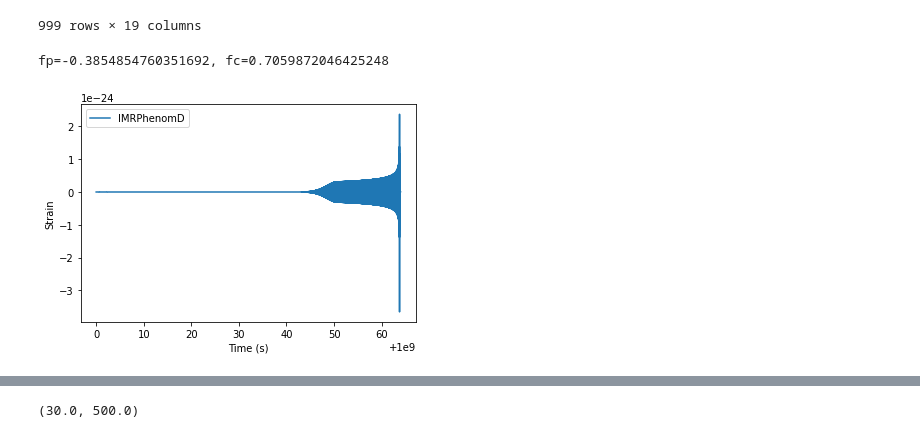
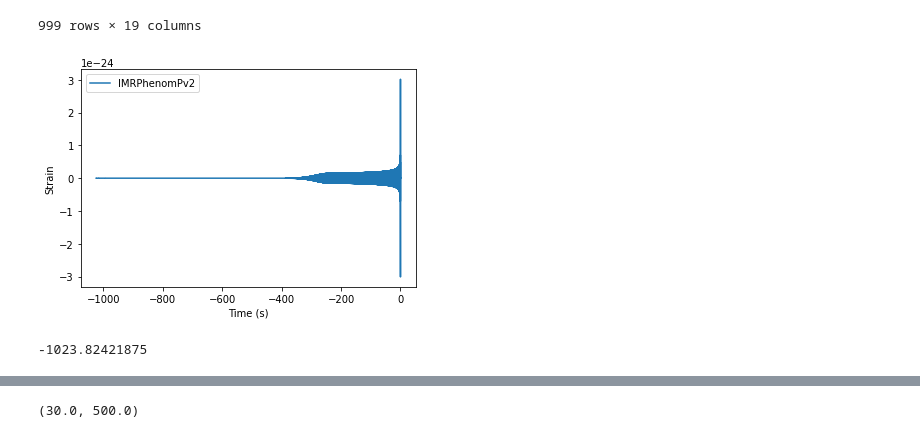
Before and after one commit to jhyland01/p_astro_project, a Jupyter notebook: pycbc_snr.ipynb, the cells around one changed output, grey strips where cells are left out. Saved outputs shown, nothing was run; the diff lists cells and outputs as text; code cells hidden in the pictures.

```diff
--- a/pycbc_snr.ipynb
+++ b/pycbc_snr.ipynb
@@ -121,51 +146,59 @@ samples
 | 998 | 2.820255 | 0.999991 | 0.084660 | 0.238478 | -0.098101 | 0.824628 | 0.363130 | 2.820230 | 0.094175 | 1.669056 | ... |
 999 rows × 19 columns
 # %%
-from pycbc.detector import Detector
-from pycbc.waveform import get_td_waveform
+
 
 # Time, orientation and location of the source in the sky
 ra = 1.7
 dec = 1.7
 pol = 0.2
 inc = 0
-time = 1000000000
+end_time = lal.LIGOTimeGPS(0)
+# pick real date
 
 # We can calcualate the antenna pattern for Hanford at
 # the specific sky location
 d = Detector("H1")
 
 # We get back the fp and fc antenna pattern weights.
-fp, fc = d.antenna_pattern(ra, dec, pol, time)
-print("fp={}, fc={}".format(fp, fc))
+# fp, fc = d.antenna_pattern(ra, dec, pol, time)
+# print("fp={}, fc={}".format(fp, fc))
+
+approximant="IMRPhenomPv2"
 
 # These factors allow us to project a signal into what the detector would
 # observe
 
 ## Generate a waveform
-hp, hc = get_td_waveform(approximant="IMRPhenomPv2", mass1=samples['mass_1'][0], mass2=samples['mass_2'][0], spin1x=samples['spin1x'][0],
+# i want get_fd_waveform
+hp, hc = get_td_waveform(approximant=approximant, mass1=samples['mass_1'][0], mass2=samples['mass_2'][0], spin1x=samples['spin1x'][0],
                          spin2x = samples['spin2x'][0], spin1z=samples['spin1z'][0], spin2z=samples['spin2z'][0],
-                         f_lower=30, delta_t=1.0/4096, inclination=inc,
+                         f_lower=10, delta_t=1.0/4096, inclination=inc,
                          distance=samples['dl'][0])
 
 # ## Apply the factors to get the detector frame strain
 # ht = fp * hp + fc * hc
 
 
 # The projection process can also take into account the rotation of the
 # earth using the project wave function.
-hp.start_time = hc.start_time = time
+hp.start_time += end_time
+hc.start_time += end_time
 ht = d.project_wave(hp, hc, ra, dec, pol)
+# frequency domain will change this time aspect
 
 times = np.array(ht.sample_times)
-#h = np.array(ht)[-1024:]
+h = np.array(ht)[-1024:]
 times=times[-1024:]
 
 pylab.plot(ht.sample_times, ht, label=approximant)
 pylab.ylabel('Strain')
 pylab.xlabel('Time (s)')
 pylab.legend()
 pylab.show()
 # %% [output]
-fp=-0.3854854760351692, fc=0.7059872046425248
-[figure, old version]
+[figure, new version]
+# %%
+print(ht.start_time)
+# %% [output]
+-1023.82421875
```
Also changed, not shown: parts of 15 cells of this notebook, 2 other files.
